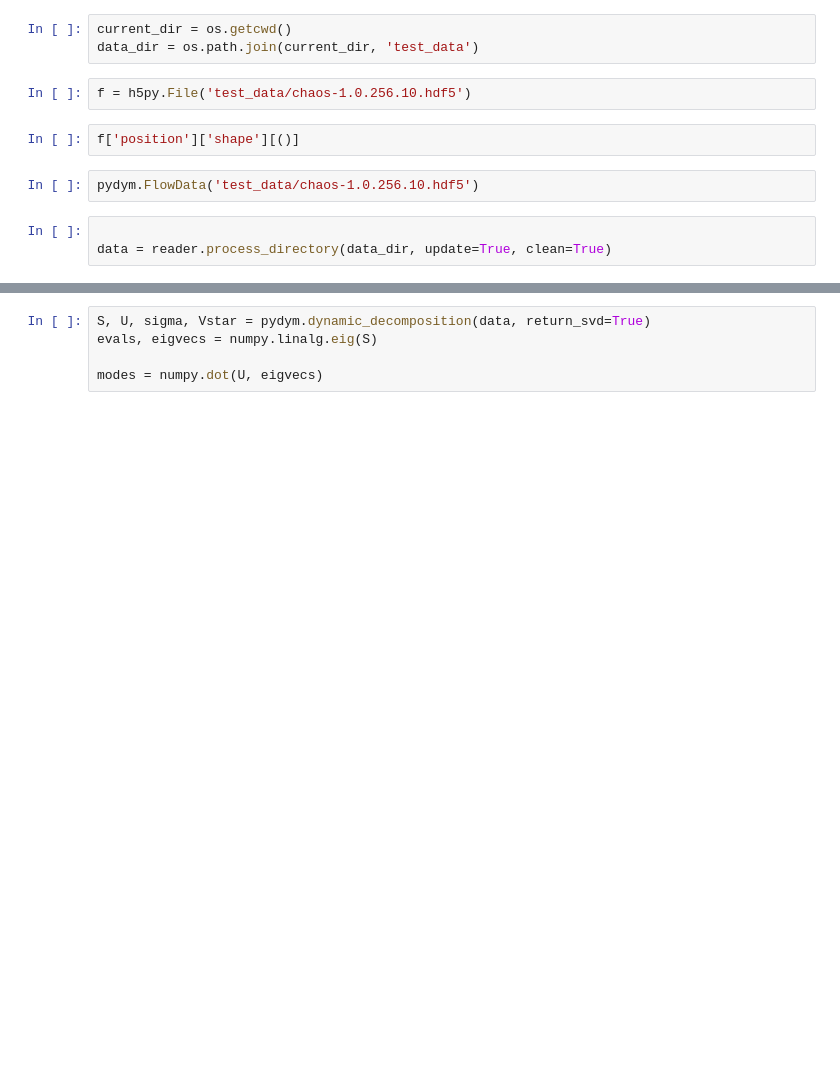
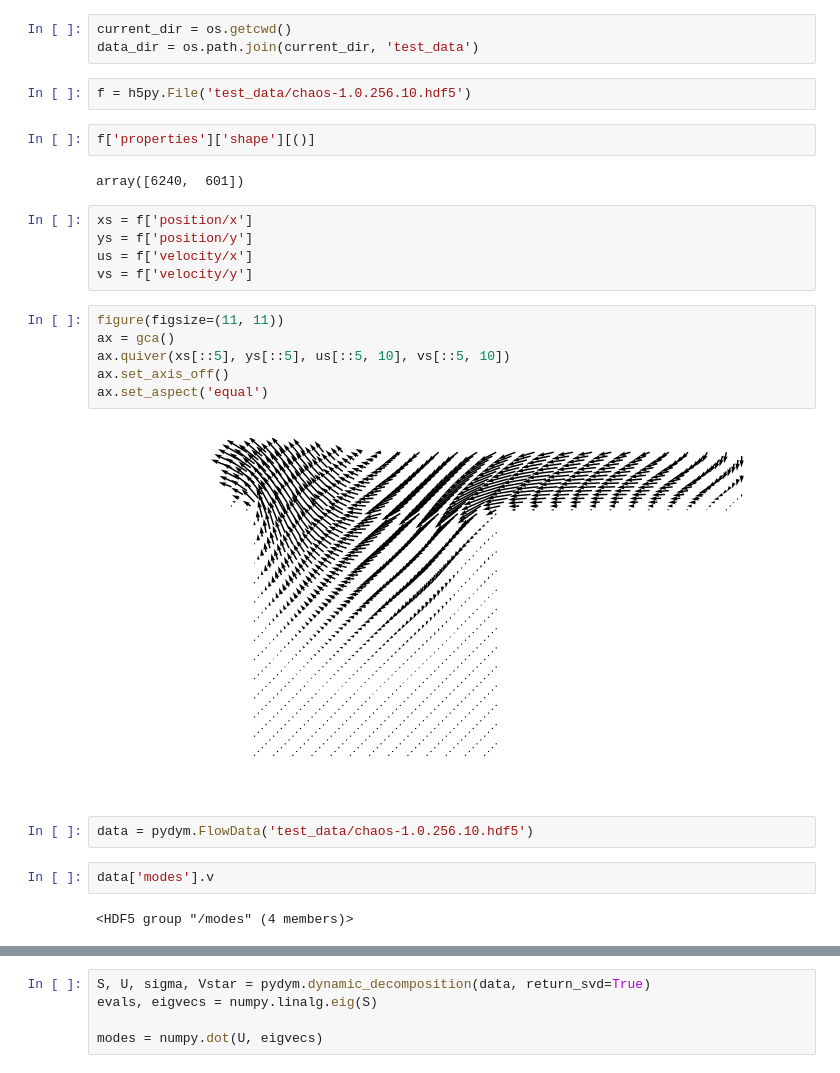
Before and after one commit to jesserobertson/pydym, a Jupyter notebook: examples/HDF5 Backend.ipynb, the cells around one changed output, grey strips where cells are left out. Cells and saved outputs as stored; diff of their text form; blank space fills up the shorter version.

```diff
--- a/examples/HDF5 Backend.ipynb
+++ b/examples/HDF5 Backend.ipynb
@@ -8,11 +12,27 @@ data_dir = os.path.join(current_dir, 'test_data')
 # %%
 f = h5py.File('test_data/chaos-1.0.256.10.hdf5')
 # %%
-f['position']['shape'][()]
+f['properties']['shape'][()]
+# %% [output]
+array([6240,  601])
+# %%
+xs = f['position/x']
+ys = f['position/y']
+us = f['velocity/x']
+vs = f['velocity/y']
+# %%
+figure(figsize=(11, 11))
+ax = gca()
+ax.quiver(xs[::5], ys[::5], us[::5, 10], vs[::5, 10])
+ax.set_axis_off()
+ax.set_aspect('equal')
+# %% [output]
+[figure, added]
 # %%
-pydym.FlowData('test_data/chaos-1.0.256.10.hdf5')
+data = pydym.FlowData('test_data/chaos-1.0.256.10.hdf5')
-# %%
-
-data = reader.process_directory(data_dir, update=True, clean=True)
+# %%
+data['modes'].v
+# %% [output]
+<HDF5 group "/modes" (4 members)>
 # %%
 pydym.plotting.plot_flow_data(data[10])
```
Also changed, not shown: parts of 4 cells of this notebook, 2 other files.
